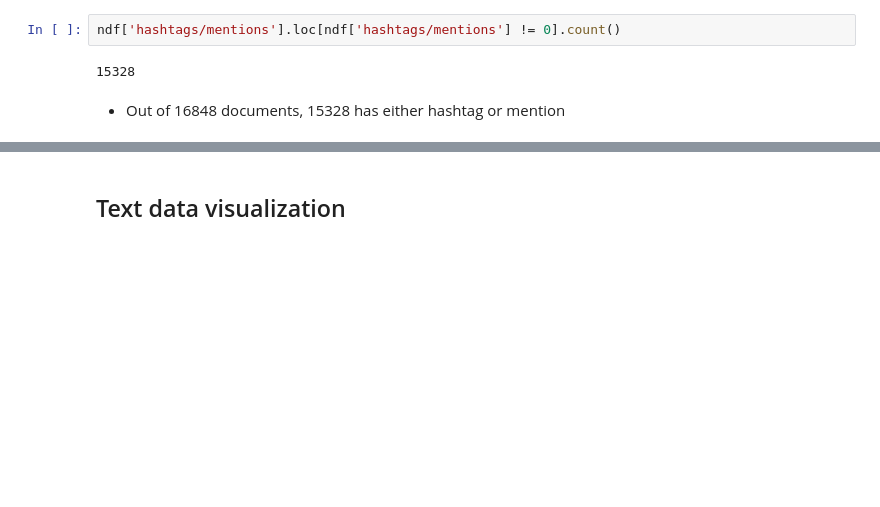
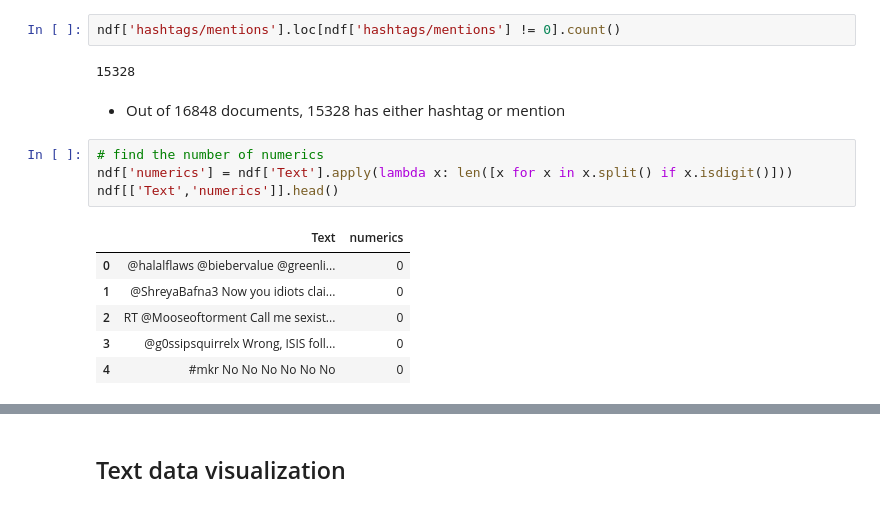
Before and after one commit to avikumart/Cyberbullying-Detection-NLP, a Jupyter notebook: cyberbullying-detection-nlp1.ipynb, the cells around one changed output, grey strips where cells are left out. Saved outputs shown, nothing was run; the diff lists cells and outputs as text; blank space fills up the shorter version.

```diff
--- a/cyberbullying-detection-nlp1.ipynb
+++ b/cyberbullying-detection-nlp1.ipynb
@@ -185,3 +188,14 @@ ndf['hashtags/mentions'].loc[ndf['hashtags/mentions'] != 0].count()
 15328
 # %% [markdown]
 - Out of 16848 documents, 15328 has either hashtag or mention
+# %%
+# find the number of numerics
+ndf['numerics'] = ndf['Text'].apply(lambda x: len([x for x in x.split() if x.isdigit()]))
+ndf[['Text','numerics']].head()
+# %% [output]
+|  | Text | numerics |
+| 0 | @halalflaws @biebervalue @greenli... | 0 |
+| 1 | @ShreyaBafna3 Now you idiots clai... | 0 |
+| 2 | RT @Mooseoftorment Call me sexist... | 0 |
+| 3 | @g0ssipsquirrelx Wrong, ISIS foll... | 0 |
+| 4 | #mkr No No No No No No | 0 |
```
Also changed, not shown: parts of 7 cells of this notebook.
